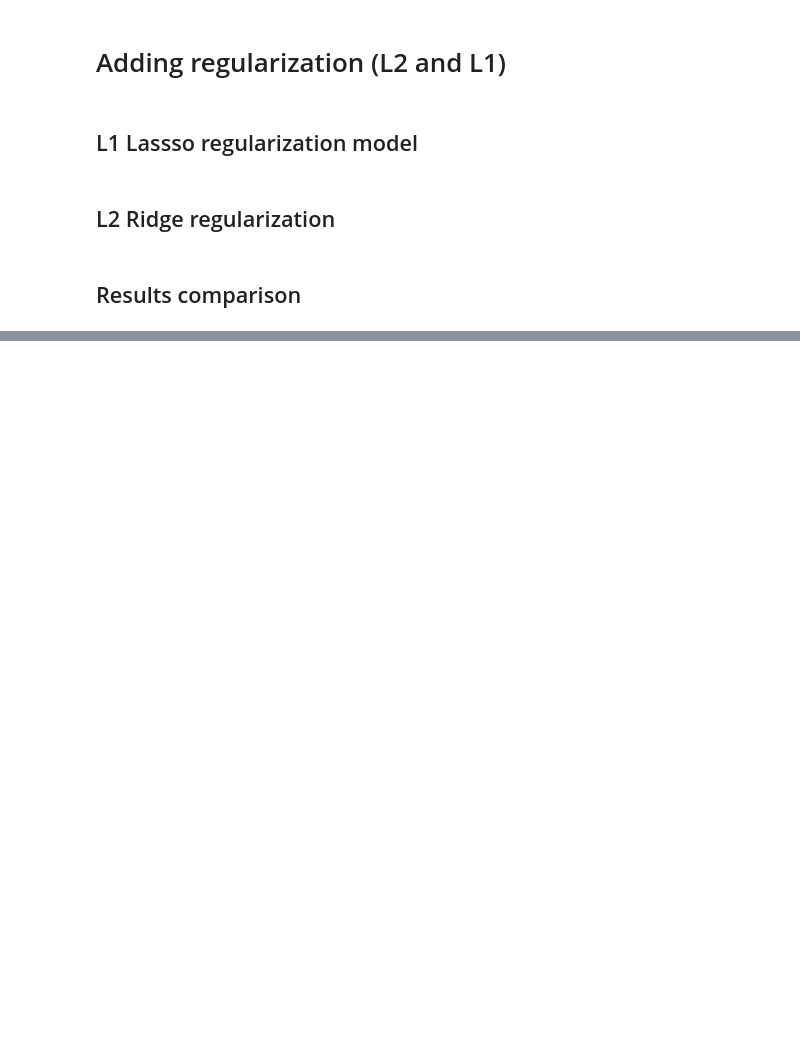
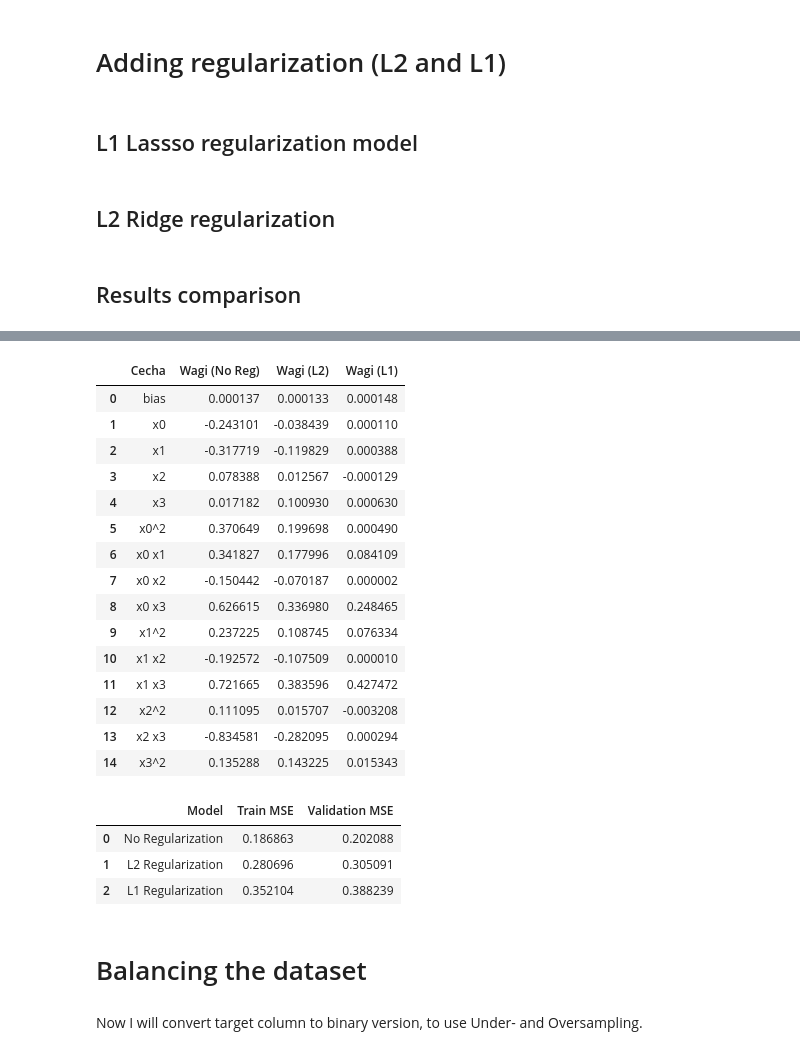
Before and after one commit to DamianAdamek/FIFA-22-EDA-ML, a Jupyter notebook: advanced_ML_models.ipynb, the cells around one changed output, grey strips where cells are left out. Saved outputs shown, nothing was run; the diff lists cells and outputs as text; code cells hidden in the pictures; blank space fills up the shorter version.

```diff
--- a/advanced_ML_models.ipynb
+++ b/advanced_ML_models.ipynb
@@ -408,0 +408,46 @@ plt.show()
+# %%
+import pandas as pd
+
+n_features = X.shape[1]
+feature_names = ['bias'] + preprocessing.named_steps['poly'].get_feature_names_out([f'x{i}' for i in range(n_features)]).tolist()
+
+weights_df = pd.DataFrame({
+    'Cecha': feature_names,
+    'Wagi (No Reg)': models["No Regularization"].theta.ravel(),
+    'Wagi (L2)': models["L2 Regularization"].theta.ravel(),
+    'Wagi (L1)': models["L1 Regularization"].theta.ravel()
+})
+
+results_df = pd.DataFrame({
+    'Model': list(results.keys()),
+    'Train MSE': [model.train_costs[-1] for model in models.values()],
+    'Validation MSE': [model.val_costs[-1] for model in models.values()]
+})
+
+display(weights_df)
+display(results_df)
+# %% [output]
+|  | Cecha | Wagi (No Reg) | Wagi (L2) | Wagi (L1) |
+| 0 | bias | 0.000137 | 0.000133 | 0.000148 |
+| 1 | x0 | -0.243101 | -0.038439 | 0.000110 |
+| 2 | x1 | -0.317719 | -0.119829 | 0.000388 |
+| 3 | x2 | 0.078388 | 0.012567 | -0.000129 |
+| 4 | x3 | 0.017182 | 0.100930 | 0.000630 |
+| 5 | x0^2 | 0.370649 | 0.199698 | 0.000490 |
+| 6 | x0 x1 | 0.341827 | 0.177996 | 0.084109 |
+| 7 | x0 x2 | -0.150442 | -0.070187 | 0.000002 |
+| 8 | x0 x3 | 0.626615 | 0.336980 | 0.248465 |
+| 9 | x1^2 | 0.237225 | 0.108745 | 0.076334 |
+| 10 | x1 x2 | -0.192572 | -0.107509 | 0.000010 |
+| 11 | x1 x3 | 0.721665 | 0.383596 | 0.427472 |
+| 12 | x2^2 | 0.111095 | 0.015707 | -0.003208 |
+| 13 | x2 x3 | -0.834581 | -0.282095 | 0.000294 |
+| 14 | x3^2 | 0.135288 | 0.143225 | 0.015343 |
+|  | Model | Train MSE | Validation MSE |
+| 0 | No Regularization | 0.186863 | 0.202088 |
+| 1 | L2 Regularization | 0.280696 | 0.305091 |
+| 2 | L1 Regularization | 0.352104 | 0.388239 |
+# %% [markdown]
+# Balancing the dataset
+# %% [markdown]
+Now I will convert target column to binary version, to use Under- and Oversampling.
```
Also changed, not shown: parts of 28 cells of this notebook, 3 other files.
